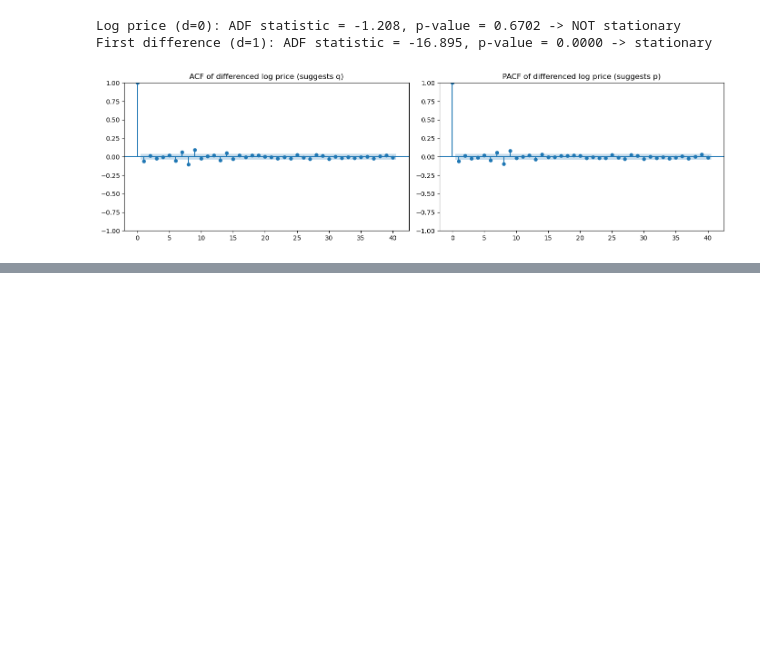
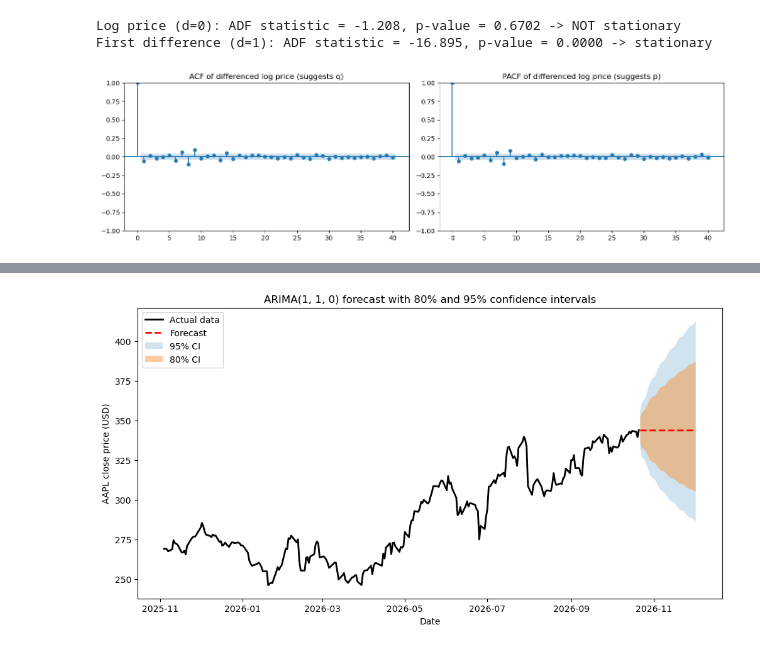
Before and after one commit to duntski/CA1_2026081, a Jupyter notebook: Dulamsuren_Tsamba_CA1_MLforBusiness_HDip.ipynb, the cells around one changed output, grey strips where cells are left out. Drawn from its saved outputs; the diff is of its cells as text; code cells hidden in the pictures; blank space fills up the shorter version.

```diff
--- a/Dulamsuren_Tsamba_CA1_MLforBis_HDip.ipynb
+++ b/Dulamsuren_Tsamba_CA1_MLforBusiness_HDip.ipynb
@@ -520,0 +540,21 @@ First difference (d=1): ADF statistic = -16.895, p-value = 0.0000 -> stationary
+# %%
+# d is fixed at 1 because the ADF test showed one difference makes the series stationary.
+# AIC is only comparable between models with the same d, so only p and q are searched.
+d_arima = 1
+aic_rows = []
+for p_ in range(0, 4):
+    for q_ in range(0, 4):
+        try:
+            fit = ARIMA(log_price, order=(p_, d_arima, q_)).fit()
+            aic_rows.append([p_, d_arima, q_, fit.aic, fit.bic])
+        except Exception:
+            pass   # skip combinations that fail to converge
+
+aic_table = pd.DataFrame(aic_rows, columns=["p", "d", "q", "AIC", "BIC"]).sort_values("AIC")
+print(aic_table.round(1).to_string(index=False))
+
+# Find the minimum AIC value and the corresponding model
+best = aic_table.iloc[0]
+best_order = (int(best["p"]), int(best["d"]), int(best["q"]))
+print(f"\nMinimum AIC value: {best['AIC']:.2f}")
+print(f"Best model: ARIMA{best_order}")
@@ -520,0 +633,21 @@ First difference (d=1): ADF statistic = -16.895, p-value = 0.0000 -> stationary
+# %%
+# Forecast the next 30 business days and convert back to price
+steps = 30
+fc = arima_fit.get_forecast(steps=steps)
+pred_f = np.exp(fc.predicted_mean)
+ci80 = np.exp(fc.conf_int(alpha=0.20))
+ci95 = np.exp(fc.conf_int(alpha=0.05))
+
+# Plot the last year of data followed by the forecast
+history = aapl.iloc[-252:]
+plt.figure(figsize=(12, 6))
+plt.plot(history.index, history, color="black", linewidth=2, label="Actual data")
+plt.plot(pred_f.index, pred_f, color="red", linestyle="--", linewidth=2, label="Forecast")
+plt.fill_between(pred_f.index, ci95.iloc[:, 0], ci95.iloc[:, 1], alpha=0.2, label="95% CI")
+plt.fill_between(pred_f.index, ci80.iloc[:, 0], ci80.iloc[:, 1], alpha=0.4, label="80% CI")
+plt.xlabel("Date"); plt.ylabel("AAPL close price (USD)")
+plt.title(f"ARIMA{best_order} forecast with 80% and 95% confidence intervals")
+plt.legend()
+plt.show()
+# %% [output]
+[figure, added]
```
Also changed, not shown: parts of 7 cells of this notebook.
